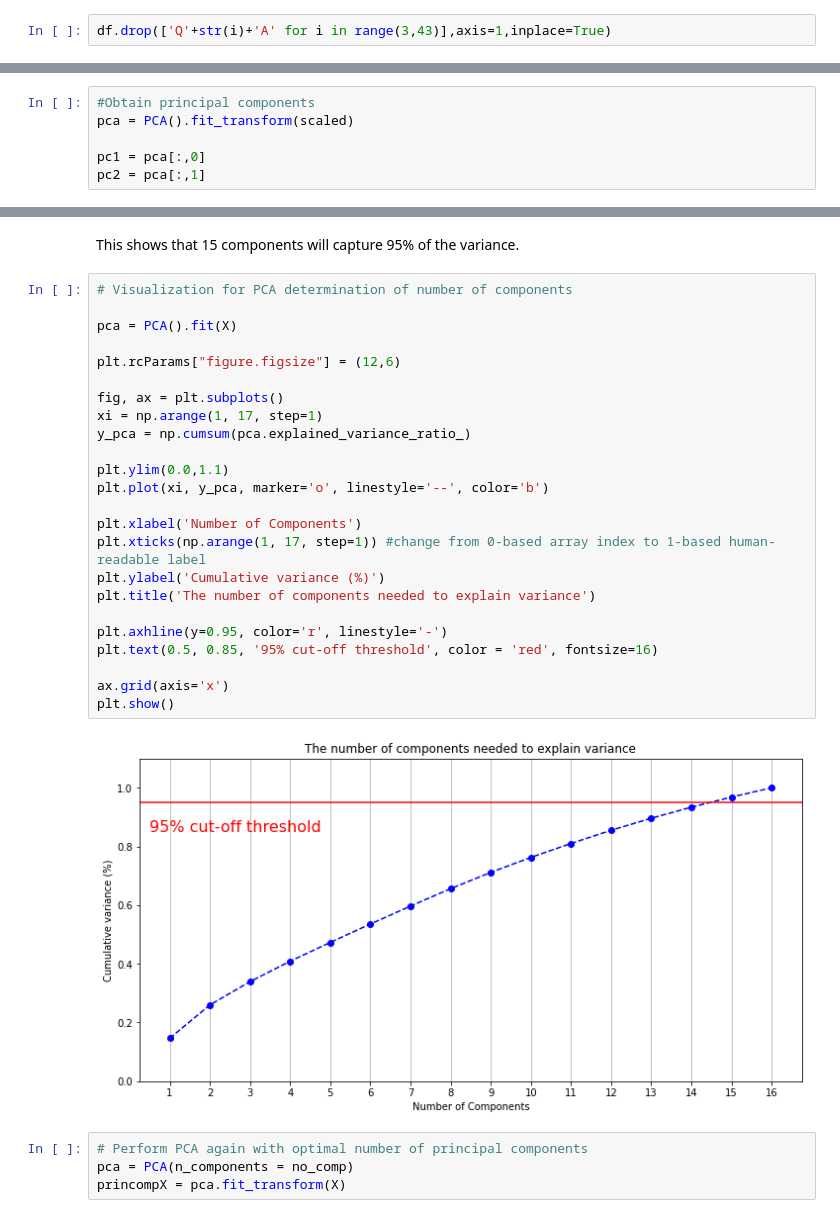
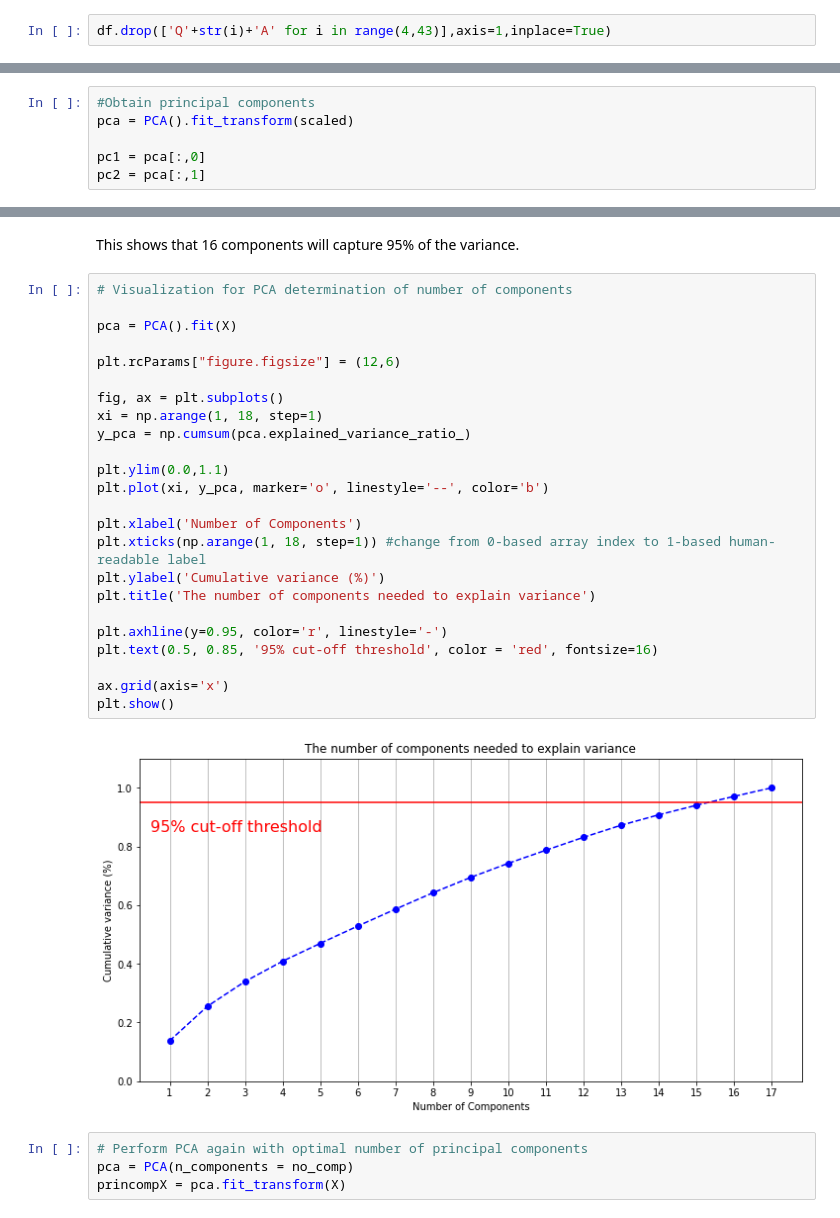
Before and after one commit to tfgerling/Final_project, a Jupyter notebook: Just Jamie thinking about data modeling.ipynb, the cells around one changed output, grey strips where cells are left out. Saved outputs shown, nothing was run; the diff lists cells and outputs as text.

```diff
--- a/Just Jamie thinking about data modeling.ipynb
+++ b/Just Jamie thinking about data modeling.ipynb
@@ -68,7 +68,7 @@ df.head()
 # %%
 df.drop(['Depression', 'Depression_cat', 'Anxiety', 'Anxiety_cat', 'Stress', 'Stress_cat'],axis=1,inplace=True)
 # %%
-df.drop(['Q'+str(i)+'A' for i in range(3,43)],axis=1,inplace=True)
+df.drop(['Q'+str(i)+'A' for i in range(4,43)],axis=1,inplace=True)
 # %%
 # Drop variables that are not ordinal for the correlation matrix
 #cmdf = df.drop(['country','urban','gender','engnat','hand','religion','orientation','race','married','major'],axis=1)
@@ -125,31 +125,31 @@ no_comp
 # %% [markdown]
-This shows that 15 components will capture 95% of the variance.
+This shows that 16 components will capture 95% of the variance.
 # %%
 # Visualization for PCA determination of number of components
 
 pca = PCA().fit(X)
 
 plt.rcParams["figure.figsize"] = (12,6)
 
 fig, ax = plt.subplots()
-xi = np.arange(1, 17, step=1)
+xi = np.arange(1, 18, step=1)
 y_pca = np.cumsum(pca.explained_variance_ratio_)
 
 plt.ylim(0.0,1.1)
 plt.plot(xi, y_pca, marker='o', linestyle='--', color='b')
 
 plt.xlabel('Number of Components')
-plt.xticks(np.arange(1, 17, step=1)) #change from 0-based array index to 1-based human-readable label
+plt.xticks(np.arange(1, 18, step=1)) #change from 0-based array index to 1-based human-readable label
 plt.ylabel('Cumulative variance (%)')
 plt.title('The number of components needed to explain variance')
 
 plt.axhline(y=0.95, color='r', linestyle='-')
 plt.text(0.5, 0.85, '95% cut-off threshold', color = 'red', fontsize=16)
 
 ax.grid(axis='x')
 plt.show()
 # %% [output]
-[figure, old version]
+[figure, new version]
 # %%
 # Perform PCA again with optimal number of principal components
 pca = PCA(n_components = no_comp)
```
Also changed, not shown: parts of 12 cells of this notebook, 11 other files.
